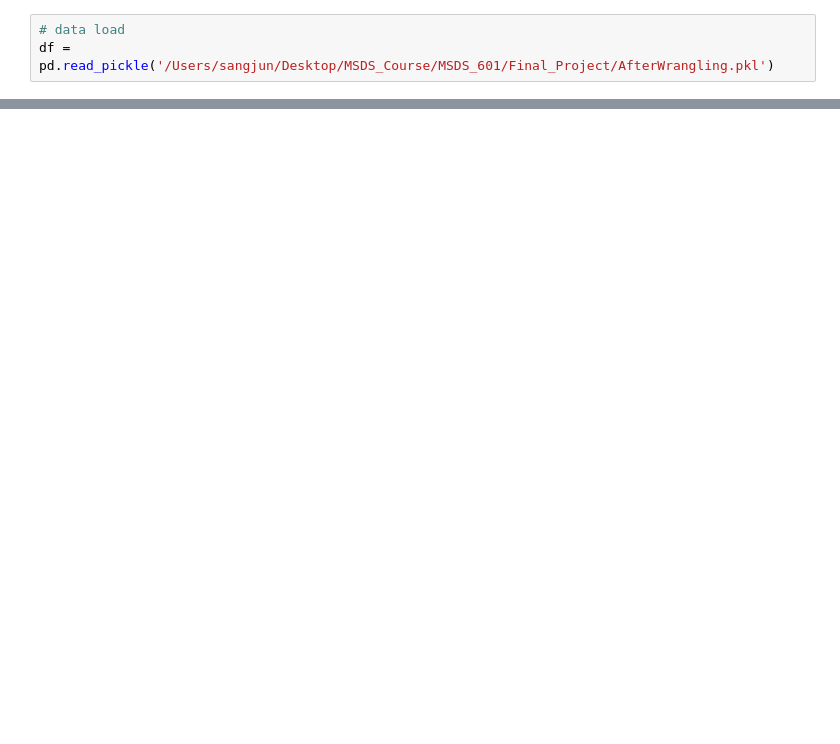
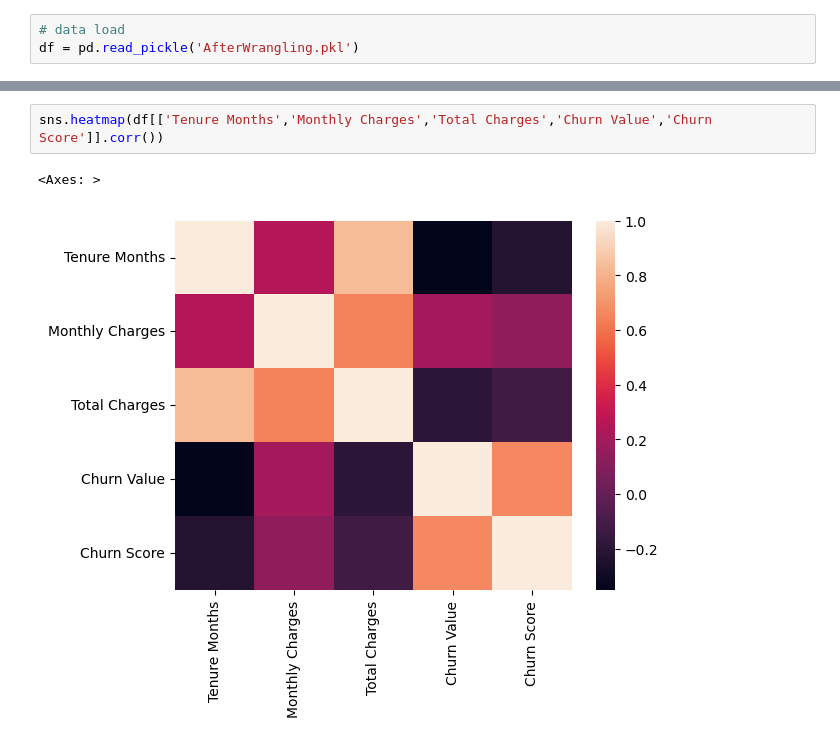
Before and after one commit to sangjun927/Multiple-Linear-Regression, a Jupyter notebook: 2_EDA.ipynb, the cells around one changed output, grey strips where cells are left out. Drawn from its saved outputs; the diff is of its cells as text; blank space fills up the shorter version.

```diff
--- a/2_EDA.ipynb
+++ b/2_EDA.ipynb
@@ -7,3 +10,3 @@ import statsmodels.formula.api as smf
 # %%
 # data load
-df = pd.read_pickle('/Users/sangjun/Desktop/MSDS_Course/MSDS_601/Final_Project/AfterWrangling.pkl')
+df = pd.read_pickle('AfterWrangling.pkl')
@@ -30 +55,6 @@ memory usage: 1.1+ MB
+# %%
+sns.heatmap(df[['Tenure Months','Monthly Charges','Total Charges','Churn Value','Churn Score']].corr())
+# %% [output]
+<Axes: >
+[figure, added]
 # %%
```
Also changed, not shown: parts of 15 cells of this notebook.
